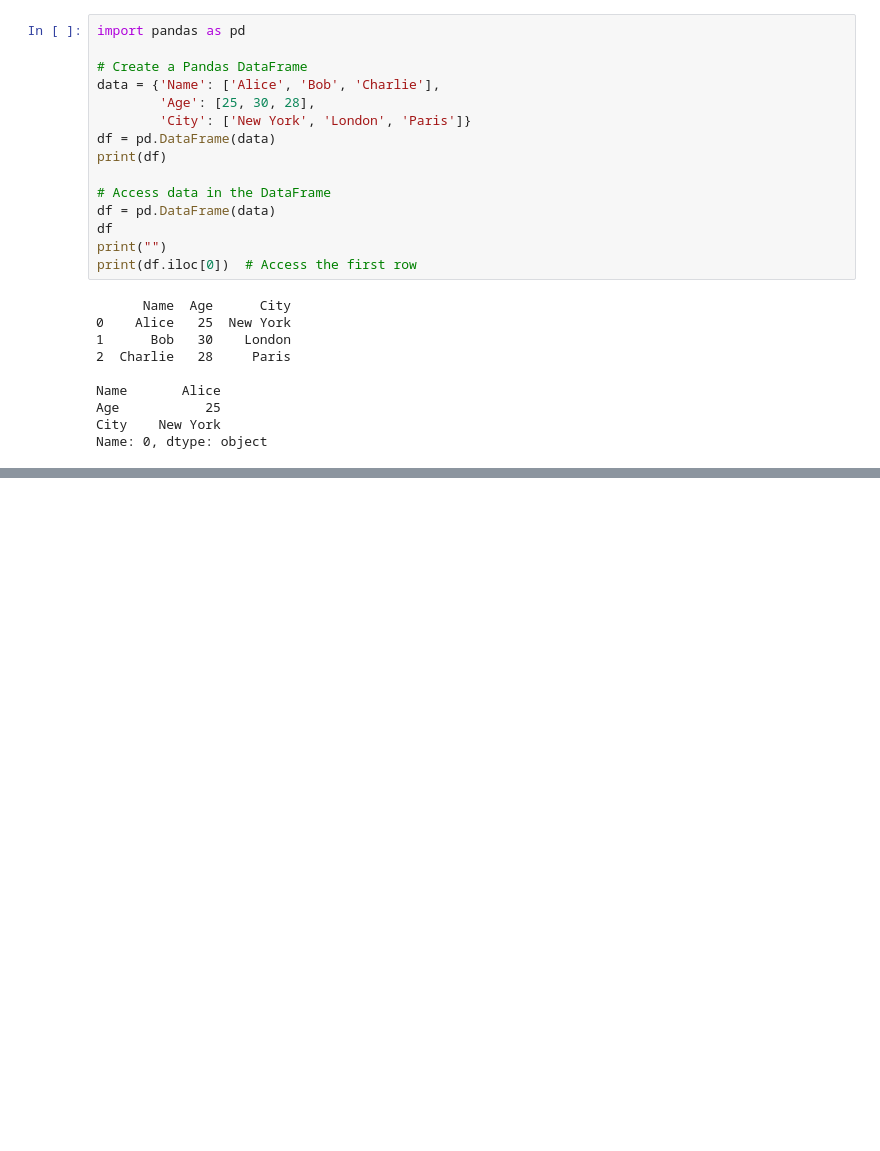
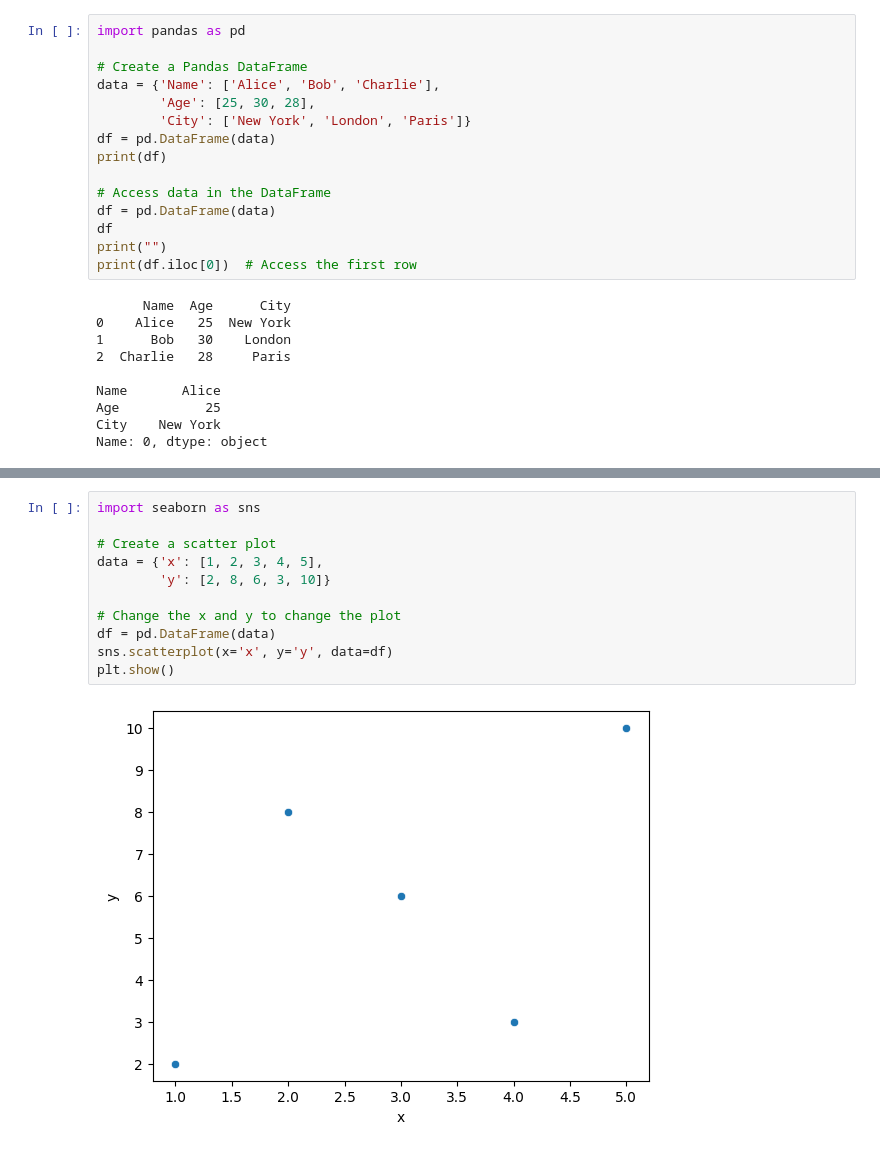
Before and after one commit to Bayhaqieee/GDG_ML_Learning, a Jupyter notebook: Data_Analysis_Library.ipynb, the cells around one changed output, grey strips where cells are left out. Saved outputs shown, nothing was run; the diff lists cells and outputs as text; blank space fills up the shorter version.

```diff
--- a/Data_Analysis_Library.ipynb
+++ b/Data_Analysis_Library.ipynb
@@ -83,0 +205,13 @@ Name: 0, dtype: object
+# %%
+import seaborn as sns
+
+# Create a scatter plot
+data = {'x': [1, 2, 3, 4, 5],
+        'y': [2, 8, 6, 3, 10]}
+
+# Change the x and y to change the plot
+df = pd.DataFrame(data)
+sns.scatterplot(x='x', y='y', data=df)
+plt.show()
+# %% [output]
+[figure, added]
```
Also changed, not shown: parts of 13 cells of this notebook.
